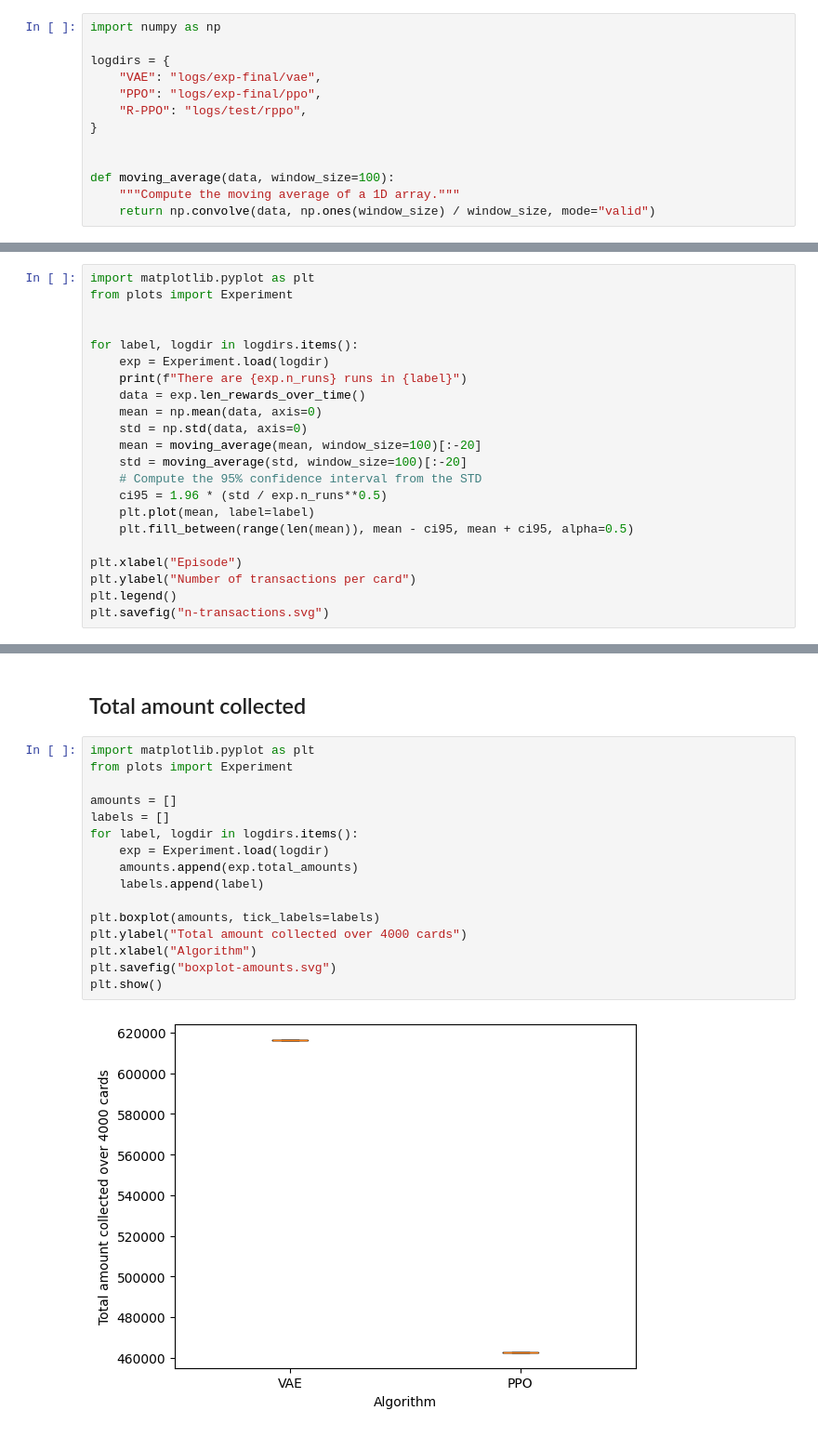
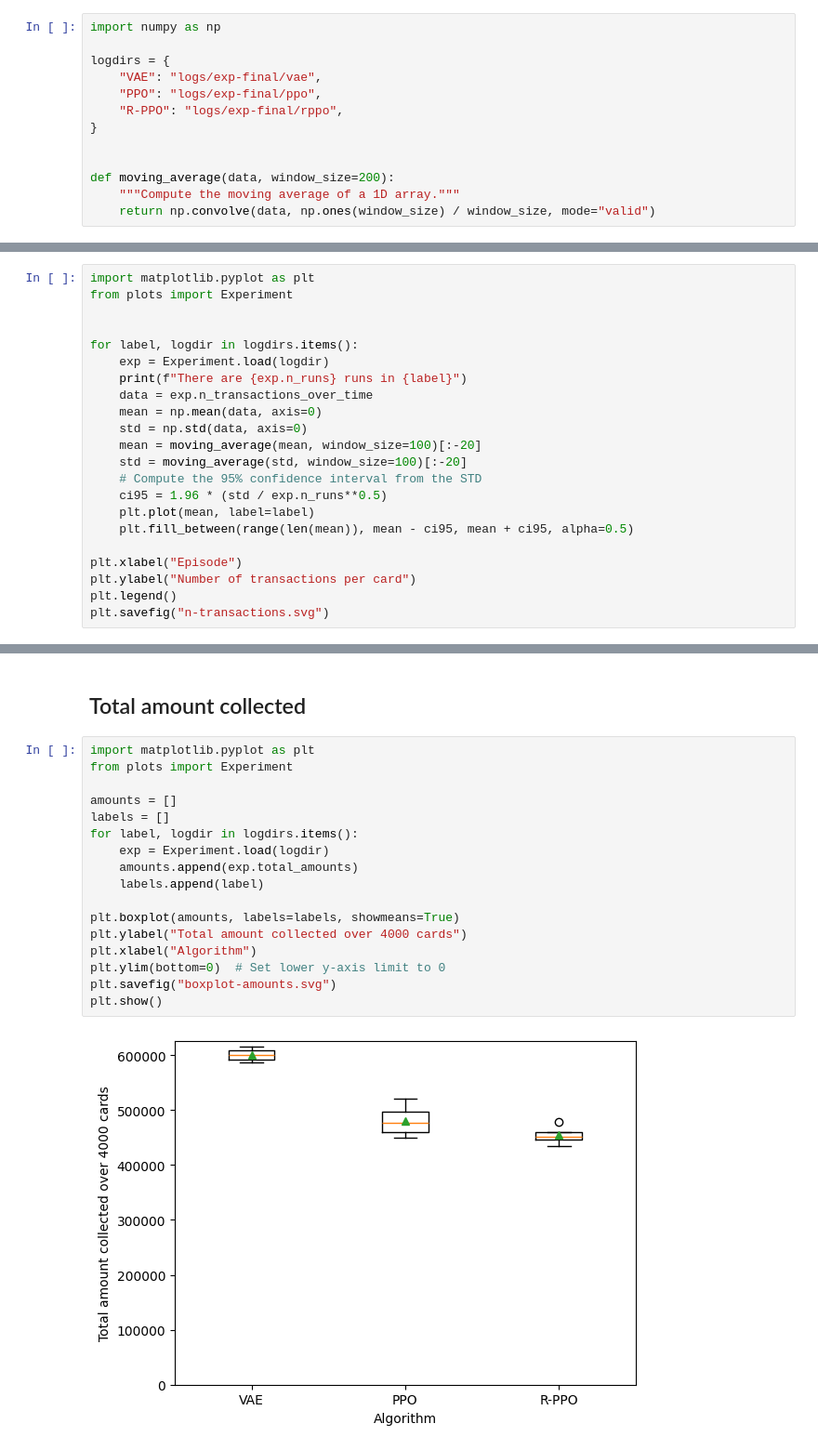
Before and after one commit to FaramirHurin/RL_Attack_September24, a Jupyter notebook: src/agents-comparison.ipynb, the cells around one changed output, grey strips where cells are left out. Shown at 93% size. Saved outputs shown, nothing was run; the diff lists cells and outputs as text.

```diff
--- a/src/agents-comparison.ipynb
+++ b/src/agents-comparison.ipynb
@@ -53,11 +53,11 @@ import numpy as np
 logdirs = {
     "VAE": "logs/exp-final/vae",
     "PPO": "logs/exp-final/ppo",
-    "R-PPO": "logs/test/rppo",
+    "R-PPO": "logs/exp-final/rppo",
 }
 
 
-def moving_average(data, window_size=100):
+def moving_average(data, window_size=200):
     """Compute the moving average of a 1D array."""
     return np.convolve(data, np.ones(window_size) / window_size, mode="valid")
 # %%
@@ -105,7 +105,7 @@ from plots import Experiment
 for label, logdir in logdirs.items():
     exp = Experiment.load(logdir)
     print(f"There are {exp.n_runs} runs in {label}")
-    data = exp.len_rewards_over_time()
+    data = exp.n_transactions_over_time
     mean = np.mean(data, axis=0)
     std = np.std(data, axis=0)
     mean = moving_average(mean, window_size=100)[:-20]
@@ -133,18 +134,19 @@ array([[213.64001465, 208.45999146, 209.91999817, ..., 723.67993164,
 # %%
 import matplotlib.pyplot as plt
 from plots import Experiment
 
 amounts = []
 labels = []
 for label, logdir in logdirs.items():
     exp = Experiment.load(logdir)
     amounts.append(exp.total_amounts)
     labels.append(label)
 
-plt.boxplot(amounts, tick_labels=labels)
+plt.boxplot(amounts, labels=labels, showmeans=True)
 plt.ylabel("Total amount collected over 4000 cards")
 plt.xlabel("Algorithm")
+plt.ylim(bottom=0)  # Set lower y-axis limit to 0
 plt.savefig("boxplot-amounts.svg")
 plt.show()
 # %% [output]
-[figure, old version]
+[figure, new version]
```
Also changed, not shown: parts of 6 cells of this notebook, 2 other files.
